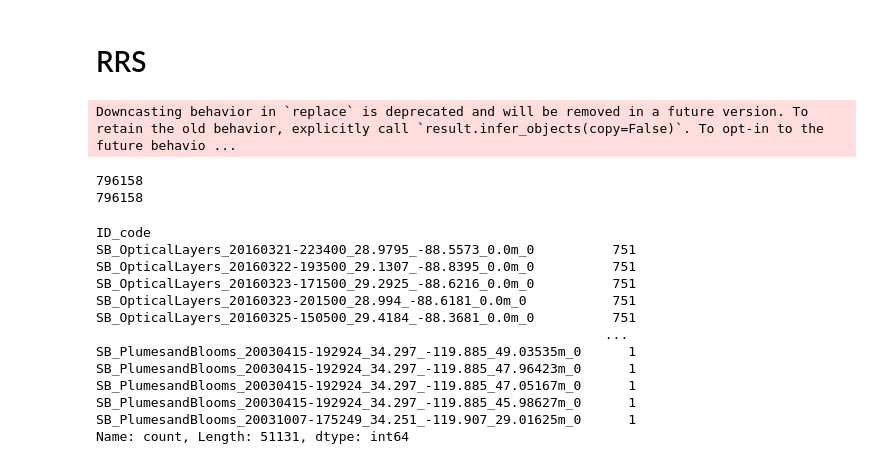
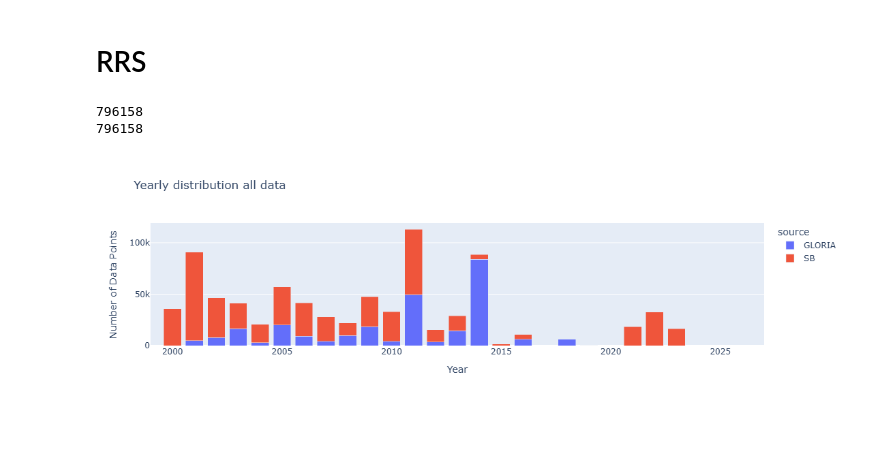
Before and after one commit to NEFSC/READ-EDAB-GMilton-CoastalChlorophyll, a Jupyter notebook: Code/id_finaldf.ipynb, the cells around one changed output. Cells and saved outputs as stored; diff of their text form; code cells hidden in the pictures; blank space fills up the shorter version.

```diff
--- a/Code/id_finaldf.ipynb
+++ b/Code/id_finaldf.ipynb
@@ -315,8 +302,7 @@ df_long['wavelength'] = pd.to_numeric(df_long['raw_wavelength'])
 df_long = df_long.drop(columns=['raw_wavelength'])
 df_long = df_long.dropna(subset=['rrs'])
 df_long[id_vars_melt] = df_long[id_vars_melt].replace('MISSING_DATA', np.nan)
+df_long=df_long.reset_index(drop=True)
-# %% [output]
-Downcasting behavior in `replace` is deprecated and will be removed in a future version. To retain the old behavior, explicitly call `result.infer_objects(copy=False)`. To opt-in to the future behavio ...
 # %%
 print(len(df_long))
 print(len(all_rrs))
@@ -326,16 +317,19 @@ print(len(all_rrs))
 # %%
-df_long.ID_code.value_counts()
+year_test=df_long.copy()
+year_test['datetime'] = pd.to_datetime(year_test['datetime'])
+year_test['year'] = year_test['datetime'].dt.year
+grouped = year_test.groupby(['year', 'source']).size().reset_index(name='DataPoints')
+
+# Create bar chart
+fig = px.bar(
+    grouped,
+    x='year',
+    y='DataPoints',
+    color='source',
+    title='Yearly distribution all data',
+    labels={'year': 'Year', 'DataPoints': 'Number of Data Points', 'metadata': 'Metadata'},)
+fig.update_xaxes(range=[1999,2027])
+fig.update_layout(barmode='stack')  # ensures stacking
+fig.show()
 # %% [output]
-ID_code
-SB_OpticalLayers_20160321-223400_28.9795_-88.5573_0.0m_0          751
-SB_OpticalLayers_20160322-193500_29.1307_-88.8395_0.0m_0          751
-SB_OpticalLayers_20160323-171500_29.2925_-88.6216_0.0m_0          751
-SB_OpticalLayers_20160323-201500_28.994_-88.6181_0.0m_0           751
-SB_OpticalLayers_20160325-150500_29.4184_-88.3681_0.0m_0          751
-                                                                 ...
-SB_PlumesandBlooms_20030415-192924_34.297_-119.885_49.03535m_0      1
-SB_PlumesandBlooms_20030415-192924_34.297_-119.885_47.96423m_0      1
-SB_PlumesandBlooms_20030415-192924_34.297_-119.885_47.05167m_0      1
-SB_PlumesandBlooms_20030415-192924_34.297_-119.885_45.98627m_0      1
-SB_PlumesandBlooms_20031007-175249_34.251_-119.907_29.01625m_0      1
-Name: count, Length: 51131, dtype: int64
+[figure, added]
```
Also changed, not shown: parts of 30 cells of this notebook.
